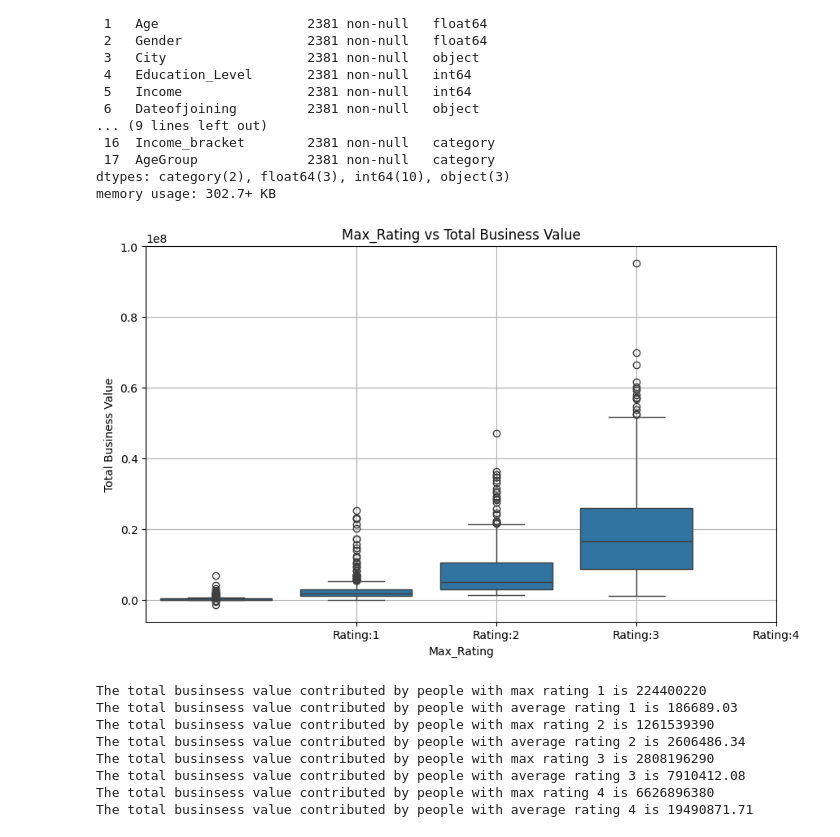
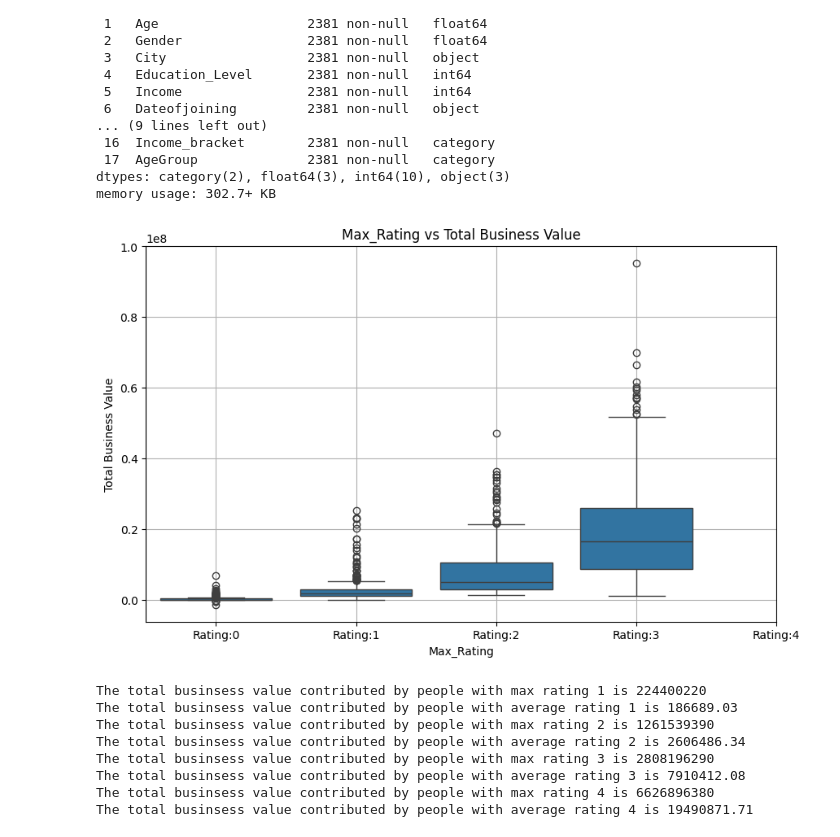
Before and after one commit to ArivalaganRaghavan/OLAensemble, a Jupyter notebook: OLA.ipynb, the cells around one changed output. Saved outputs shown, nothing was run; the diff lists cells and outputs as text; code cells hidden in the pictures.

```diff
--- a/OLA.ipynb
+++ b/OLA.ipynb
@@ -697,19 +676,19 @@ memory usage: 302.7+ KB
 # %%
 # Scatter plot for Quarterly Rating vs Total Business Value
 plt.figure(figsize=(10,6))
 sns.boxplot(x = 'Max_Rating', y = 'Total Business Value', data=ola2)
 plt.title('Max_Rating vs Total Business Value')
 plt.xlabel('Max_Rating')
 plt.ylabel('Total Business Value')
 plt.grid(True)
 
 # Customizing x-axis Labels
-rating_labels = ['Rating:1', 'Rating:2','Rating:3','Rating:4']
-plt.xticks(ticks=[1,2,3,4],labels=rating_labels)
+rating_labels = ['Rating:0','Rating:1', 'Rating:2','Rating:3','Rating:4']
+plt.xticks(ticks=[0,1,2,3,4],labels=rating_labels)
 
 plt.show()
 # %% [output]
-[figure, old version]
+[figure, new version]
 # %%
 print(f"The total businsess value contributed by people with max rating 1 is {ola2.loc[ola2['Max_Rating'] == 1]['Total Business Value'].sum()}")
 print(f"The total businsess value contributed by people with average rating 1 is {round(ola2.loc[ola2['Max_Rating'] == 1]['Total Business Value'].mean(),2)}")
```
Also changed, not shown: parts of 35 cells of this notebook.
